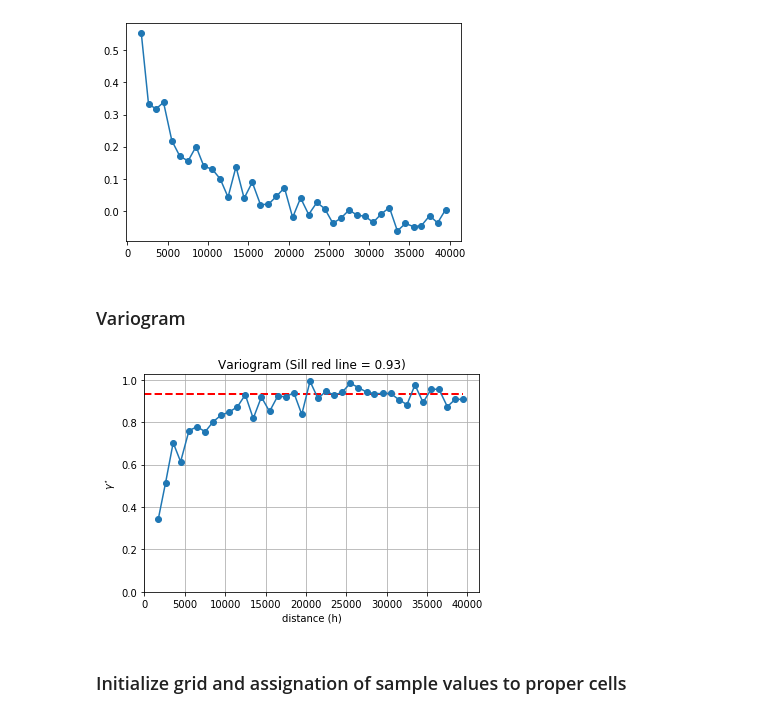
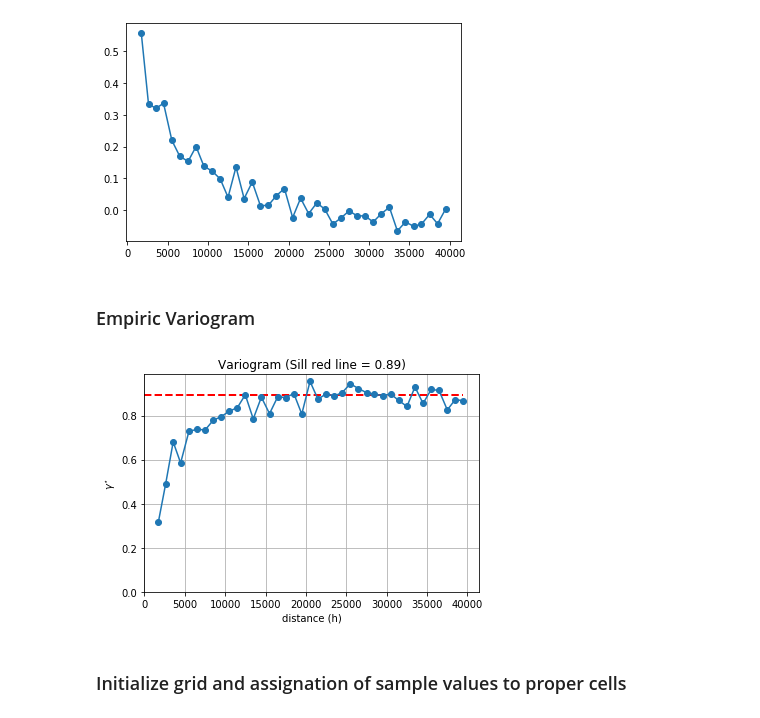
Before and after one commit to sazuluagaz/Geostatistics_Project, a Jupyter notebook: SGS_code_Jimmy_external_data.ipynb, the cells around one changed output. Drawn from its saved outputs; the diff is of its cells as text; code cells hidden in the pictures.

```diff
--- a/SGS_code_Jimmy_external_data.ipynb
+++ b/SGS_code_Jimmy_external_data.ipynb
@@ -106,7 +106,7 @@ for value in z:
     norm_z.append(inter(cdf[pos]))                                 #looks for the normed value with the same cumm probability
 norm_z = np.array(norm_z)
 
-z = norm_z#We want to continue with this transformed data otherwise comment line!
+z_norm = norm_z#We want to continue with this transformed data otherwise comment line!
 
 print('max z normalized value =', max(z))
 print('min z normalized value =', min(z))
@@ -163,7 +163,7 @@ print(ix.shape)
 # %% [output]
 (2, 26)
 # %%
-F = z
+F = z_norm
 
 for cur_i in range(0, len(bins)-1):
     ix = np.where(np.logical_and(D>bins[cur_i], D<=bins[cur_i+1]))
@@ -183,7 +183,7 @@ plt.plot(d_mean,
 [<matplotlib.lines.Line2D at 0x...>]
 [figure]
 # %% [markdown]
-### Variogram
+### Empiric Variogram
 # %%
 Z1, Z2 = np.meshgrid(F, F)
 sem_var = (Z1-Z2)**2.
@@ -213,18 +213,18 @@ for cur_i_bin, cur_bin in enumerate(bins[:-1]):
     co_vars.append(covar)
 # %%
 #Sill calculation
-sill = np.var(z)  #the sill is the variance of z normalized values
+sill = np.var(z_norm)  #the sill is the variance of z normalized values
 plt.hlines(y=sill, xmin=0, xmax=max(d_mean), colors='r', linestyles='--', lw=2) # plot sill as red dashed line.
 plt.plot(d_mean, np.array(sem_vars), marker ='o')                               # plot empirical variogram
 plt.grid(True)
 plt.title('Variogram (Sill red line = ' + str(np.round(sill,2)) + ')')
 plt.xlabel('distance (h)')
 plt.ylabel('$\gamma^{\star}$')
 plt.xlim(0.0,)
 plt.ylim(0.0,)
 plt.show()
 # %% [output]
-[figure, old version]
+[figure, new version]
 # %% [markdown]
 ### Initialize grid and assignation of sample values to proper cells
 # %%
```
Also changed, not shown: parts of 14 cells of this notebook, 4 other files.
